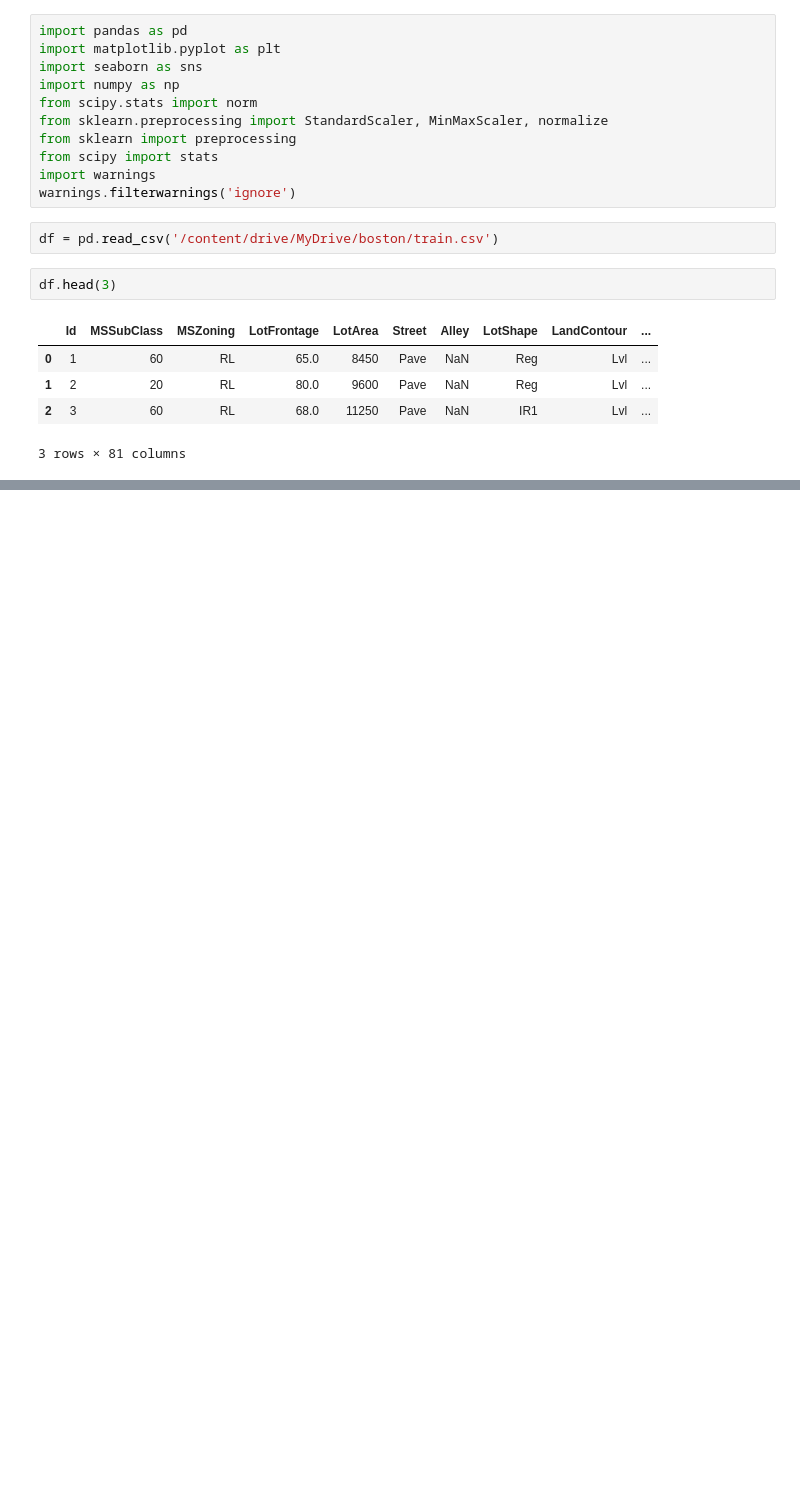
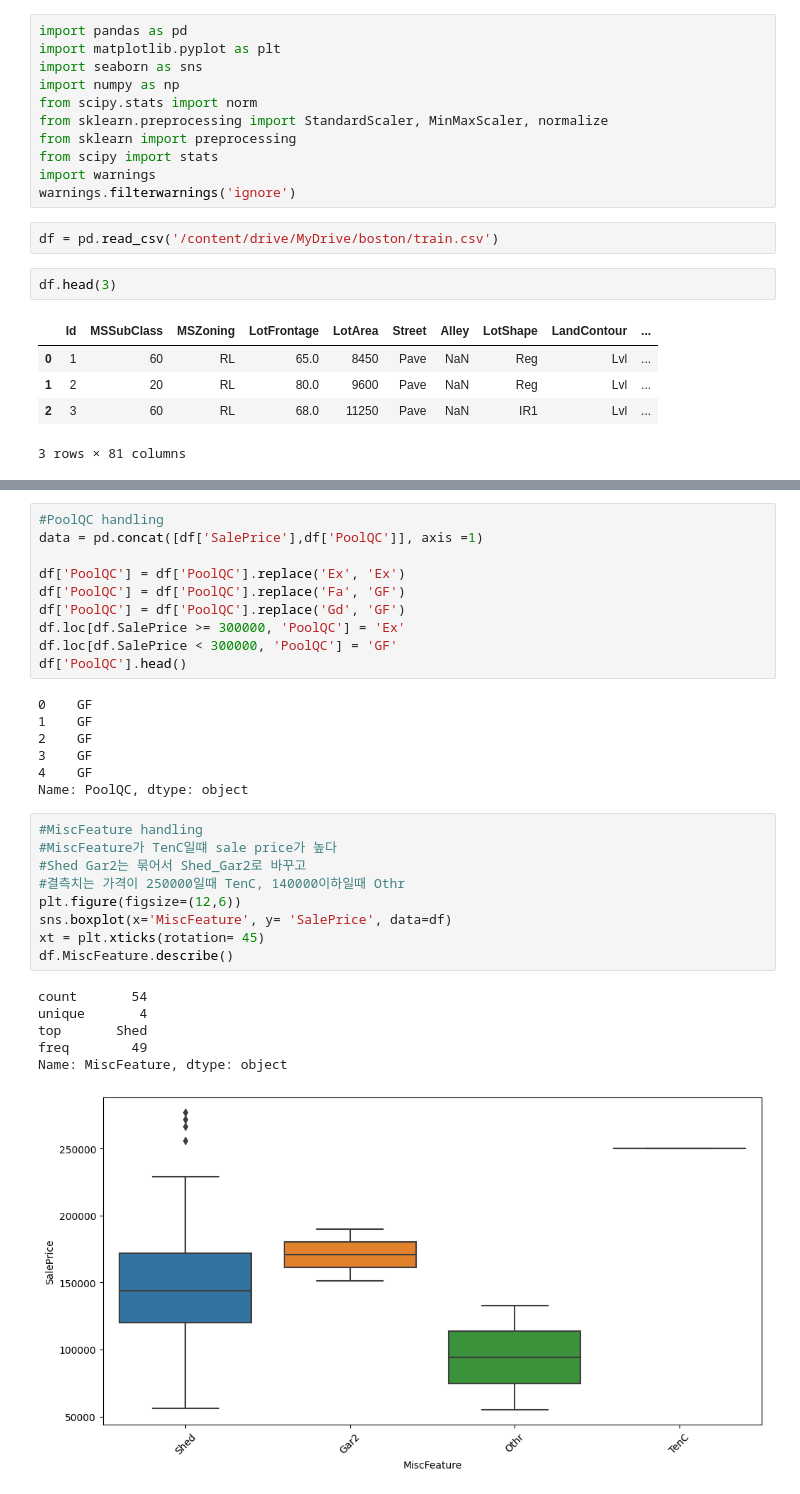
Before and after one commit to jhk990602/datapractice, a Jupyter notebook: house_price_solution(boston).ipynb, the cells around one changed output, grey strips where cells are left out. Drawn from its saved outputs; the diff is of its cells as text; blank space fills up the shorter version.

Commit message:
house_price_solution(boston)

```diff
--- a/house_price_solution(boston).ipynb
+++ b/house_price_solution(boston).ipynb
@@ -23,0 +93,33 @@ df.head(3)
+# %%
+#PoolQC handling
+data = pd.concat([df['SalePrice'],df['PoolQC']], axis =1)
+
+df['PoolQC'] = df['PoolQC'].replace('Ex', 'Ex')
+df['PoolQC'] = df['PoolQC'].replace('Fa', 'GF')
+df['PoolQC'] = df['PoolQC'].replace('Gd', 'GF')
+df.loc[df.SalePrice >= 300000, 'PoolQC'] = 'Ex'
+df.loc[df.SalePrice < 300000, 'PoolQC'] = 'GF'
+df['PoolQC'].head()
+# %% [output]
+0    GF
+1    GF
+2    GF
+3    GF
+4    GF
+Name: PoolQC, dtype: object
+# %%
+#MiscFeature handling
+#MiscFeature가 TenC일떄 sale price가 높다
+#Shed Gar2는 묶어서 Shed_Gar2로 바꾸고
+#결측치는 가격이 250000일때 TenC, 140000이하일때 Othr
+plt.figure(figsize=(12,6))
+sns.boxplot(x='MiscFeature', y= 'SalePrice', data=df)
+xt = plt.xticks(rotation= 45)
+df.MiscFeature.describe()
+# %% [output]
+count       54
+unique       4
+top       Shed
+freq        49
+Name: MiscFeature, dtype: object
+[figure, added]
```
Also changed, not shown: parts of 16 cells of this notebook.
